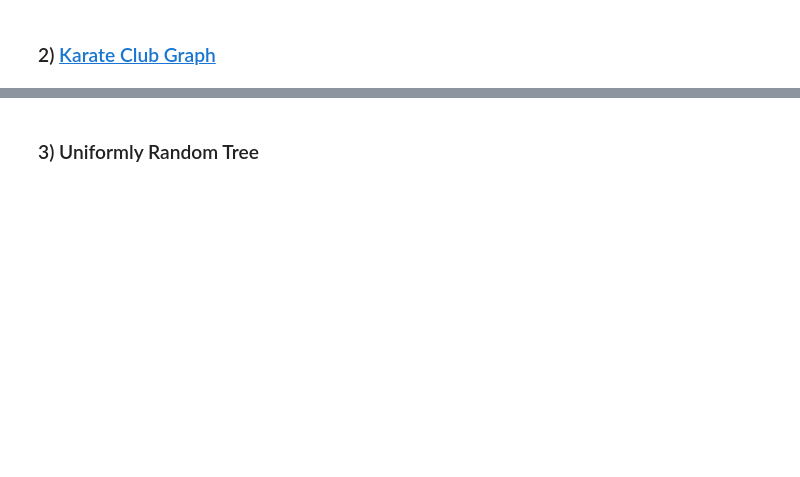
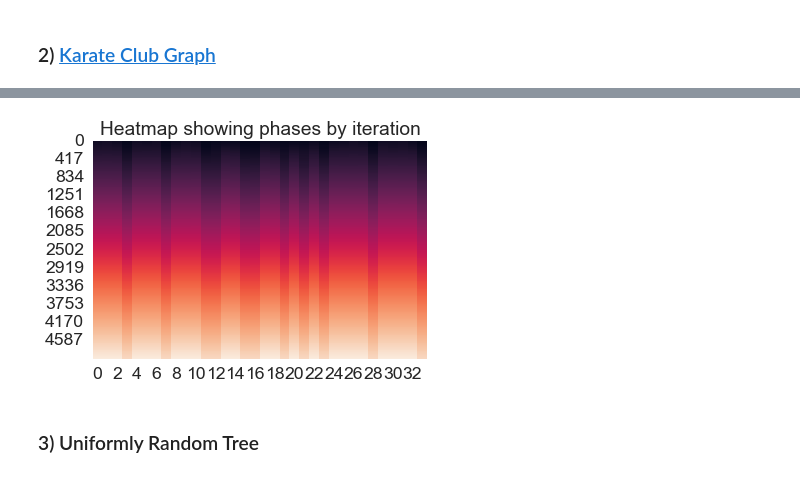
Before and after one commit to BryaneX455/reu2022, a Jupyter notebook: Kuramoto Model/Half Synchronization.ipynb, the cells around one changed output, grey strips where cells are left out. Drawn from its saved outputs; the diff is of its cells as text; code cells hidden in the pictures; blank space fills up the shorter version.

```diff
--- a/Kuramoto Model/Half Synchronization.ipynb
+++ b/Kuramoto Model/Half Synchronization.ipynb
@@ -45,3 +49,7 @@ plt.set_title('Half-Synchronization Karate Club Graph');
+# %%
+plot_heatmap(sim);
+# %% [output]
+[figure, added]
 # %% [markdown]
 ### 3) Uniformly Random Tree
 # %%
```
Also changed, not shown: parts of 8 cells of this notebook, 8 other files.
